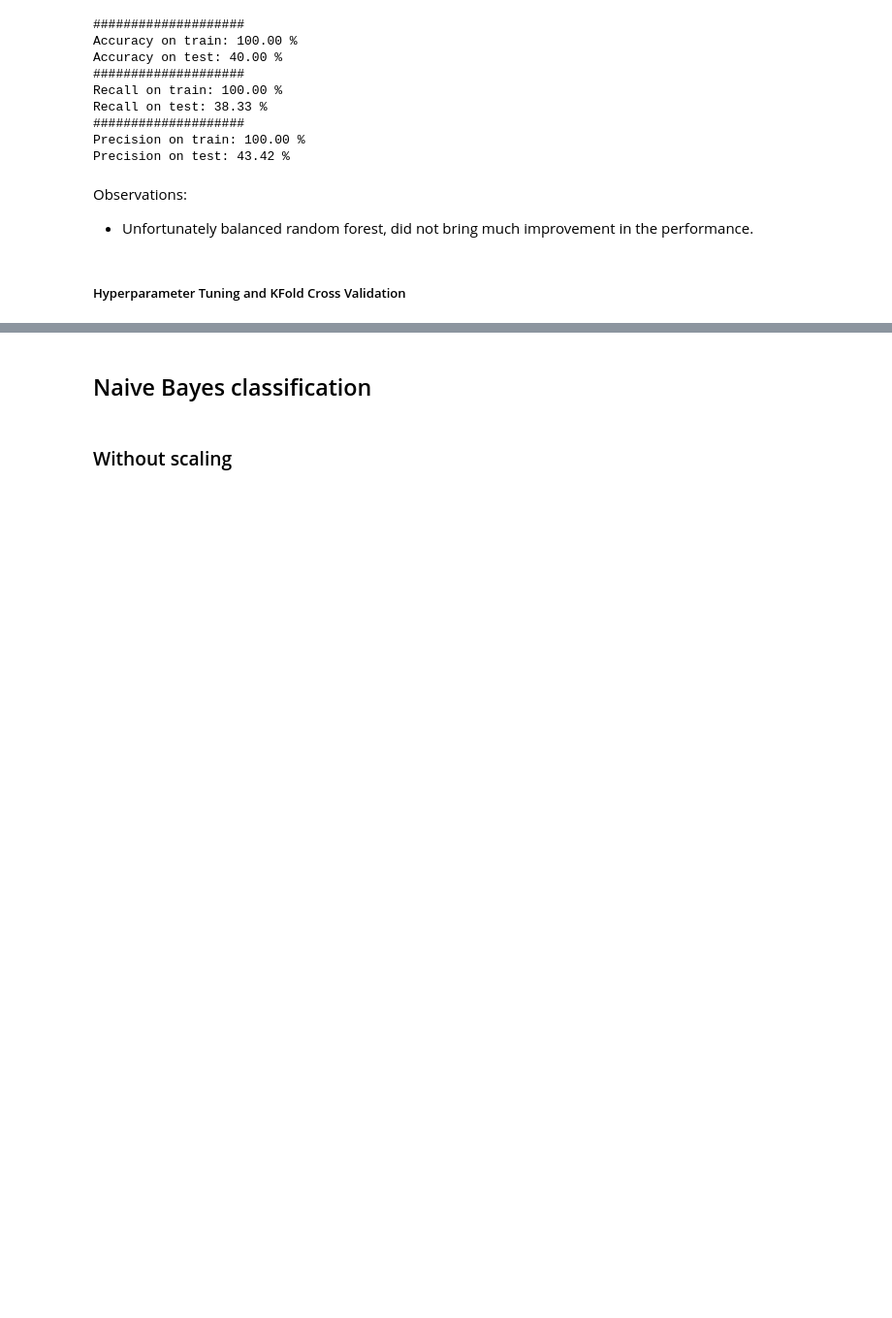
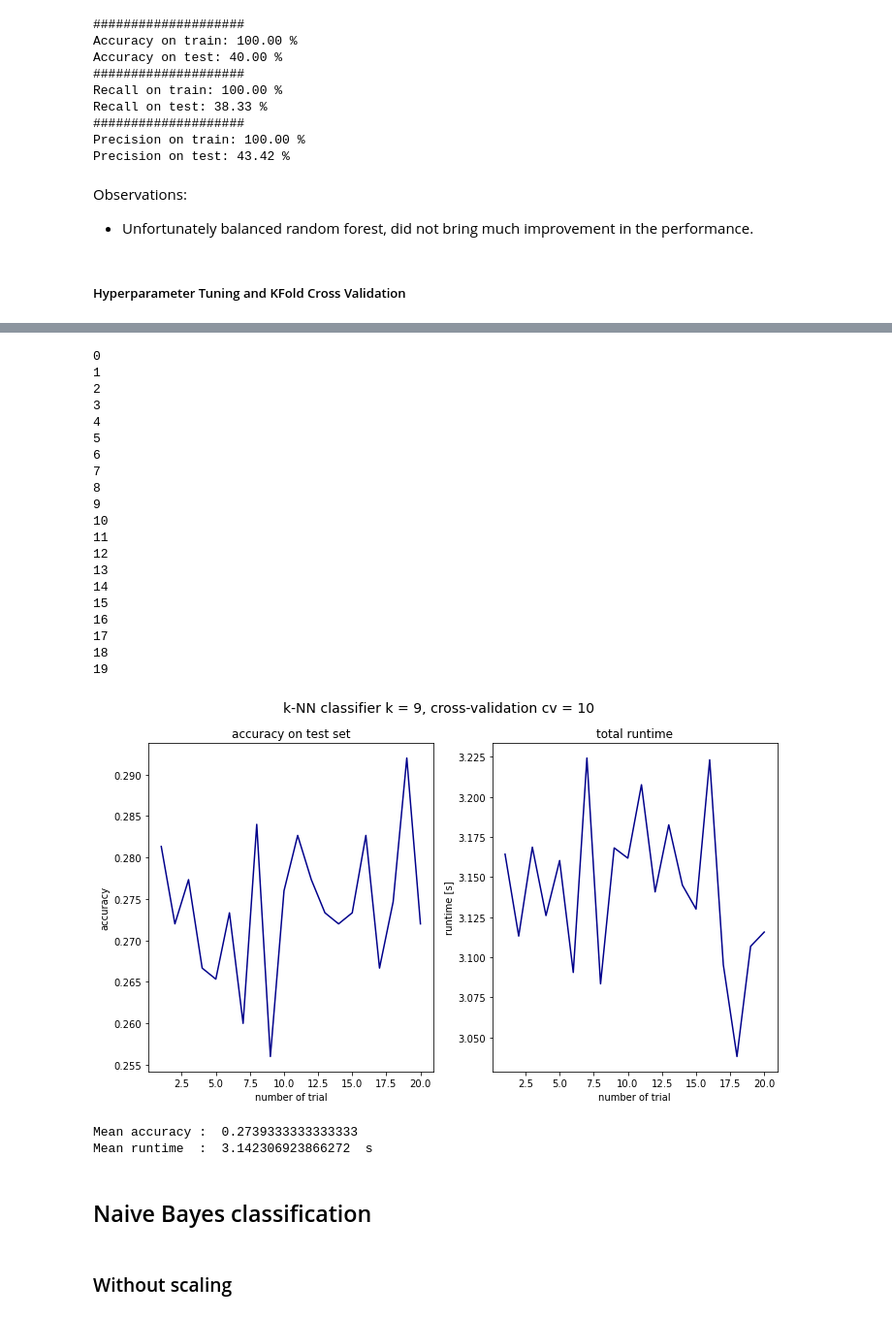
Before and after one commit to nadiaverdha/MachineLearningEx1, a Jupyter notebook: Ex1_kaggle_big.ipynb, the cells around one changed output, grey strips where cells are left out. Shown at 97% size. Drawn from its saved outputs; the diff is of its cells as text; code cells hidden in the pictures; blank space fills up the shorter version.

```diff
--- a/Ex1_kaggle_big.ipynb
+++ b/Ex1_kaggle_big.ipynb
@@ -432,0 +820,8 @@ rand_rf = rand_rf.fit(X_train_lda,y_train)
+# %%
+# Let's choose k=9 as optimal
+# Training such classifier and evaluating
+k = 9
+knn_optimal = KNeighborsClassifier(n_neighbors=k)
+knn_optimal.fit(X_train_lda, y_train)
+
+knn_evaluate_lda(knn_optimal)
@@ -433,3 +845,68 @@ rand_rf = rand_rf.fit(X_train_lda,y_train)
+# %%
+import time
+
+N = 20
+runtime = np.zeros(N)
+acc_test = np.zeros(N)
+
+for i in range(0, N):
+    print(i)
+    start_time = time.time()
+
+    estimators = [('scaler', StandardScaler()), ('pca', PCA(n_components=38)), ('lda', LinearDiscriminantAnalysis()), ('knn', KNeighborsClassifier(n_neighbors=k))]
+    pipeline = Pipeline(estimators)
+    scores = cross_val_score(pipeline, X, Y, cv=5)
+    acc_test[i] = np.mean(scores)
+
+    end_time = time.time()
+
+    runtime[i] = end_time - start_time
+
+plt.figure(figsize=(10, 6))
+plt.subplot(1, 2, 1)
+plt.plot(np.arange(1, N+1), acc_test, '-', color='darkblue')
+plt.ylabel('accuracy')
+plt.xlabel('number of trial')
+plt.title('accuracy on test set')
+
+plt.subplot(1, 2, 2)
+plt.plot(np.arange(1, N+1), runtime, '-', color='darkblue')
+plt.ylabel('runtime [s]')
+plt.xlabel('number of trial')
+plt.title('total runtime')
+
+plt.suptitle('k-NN classifier k = 9, cross-validation cv = 10', fontsize=14)
+plt.tight_layout()
+
+plt.show()
+# %% [output]
+0
+1
+2
+3
+4
+5
+6
+7
+8
+9
+10
+11
+12
+13
+14
+15
+16
+17
+18
+19
+[figure, added]
+# %%
+print('Mean accuracy : ', str(np.mean(acc_test)))
+print('Mean runtime  : ', str(np.mean(runtime)), ' s')
+# %% [output]
+Mean accuracy :  0.2739333333333333
+Mean runtime  :  3.142306923866272  s
 # %% [markdown]
 ## Naive Bayes classification
 # %% [markdown]
```
Also changed, not shown: parts of 29 cells of this notebook.
